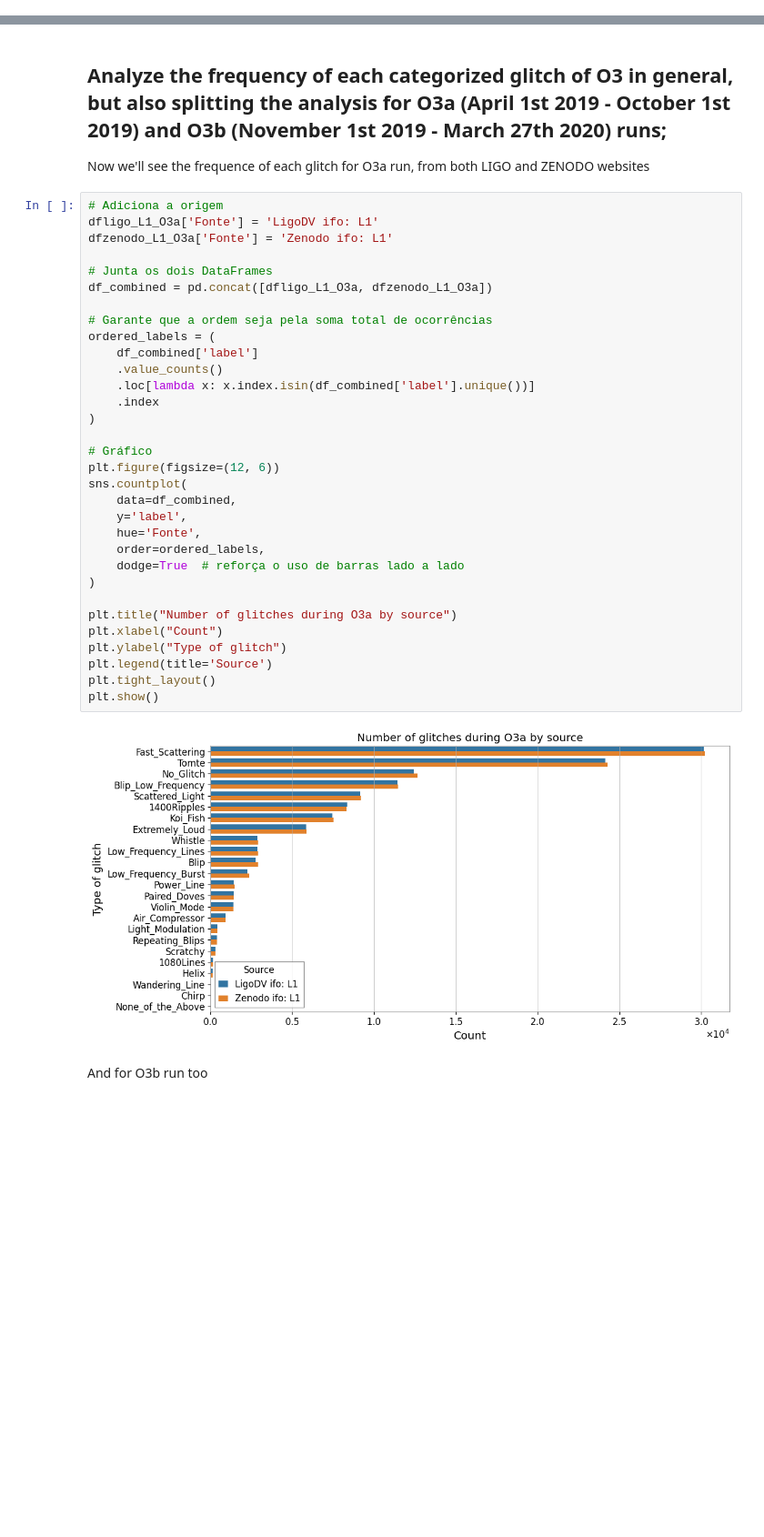
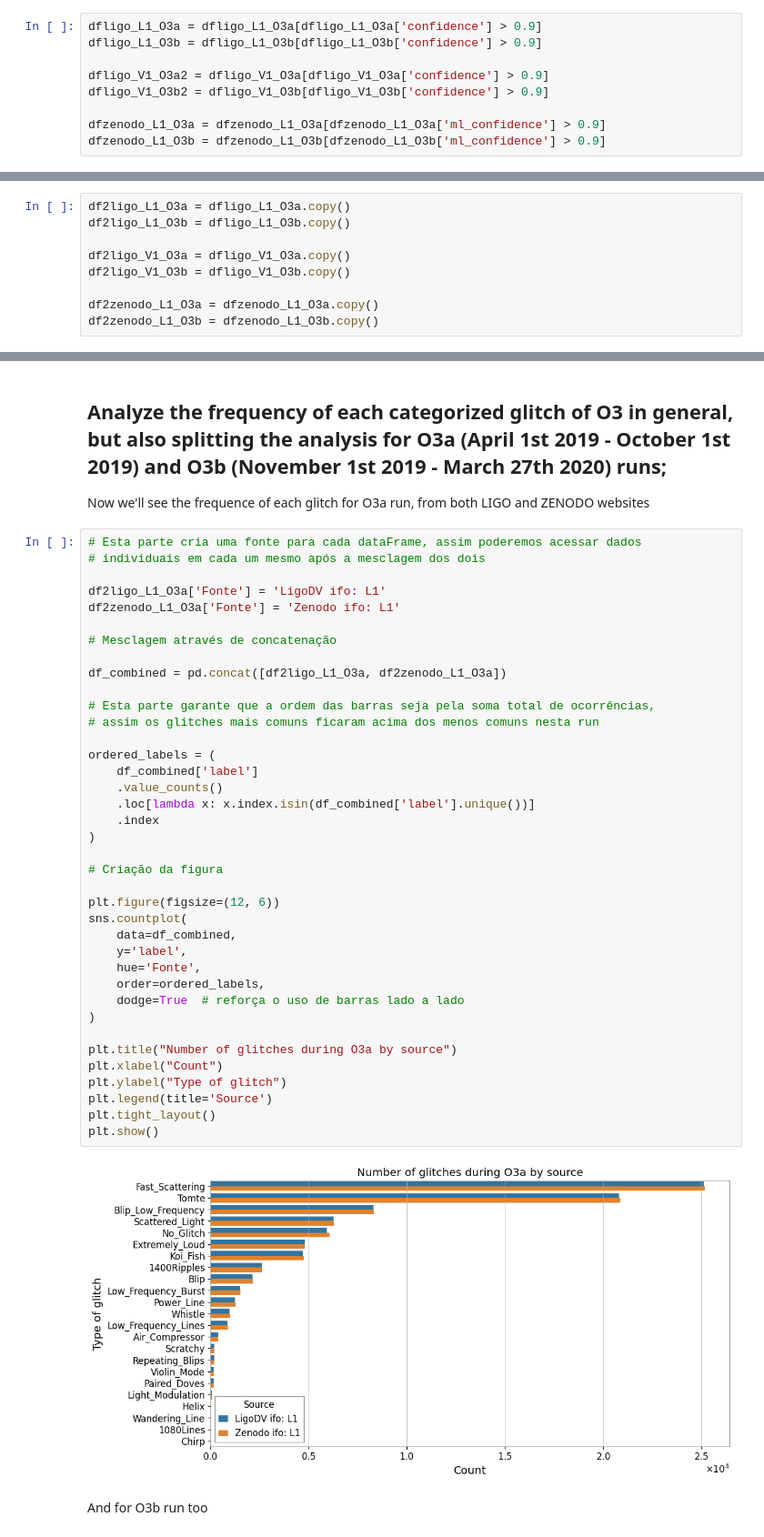
Before and after one commit to physerikc/gravitational-waves, a Jupyter notebook: glitch_study.ipynb, the cells around one changed output, grey strips where cells are left out. Shown at 91% size. Drawn from its saved outputs; the diff is of its cells as text; blank space fills up the shorter version.

```diff
--- a/glitch_study.ipynb
+++ b/glitch_study.ipynb
@@ -43,0 +73,9 @@ Index(['GPStime', 'peakFreq', 'snr', 'amplitude', 'centralFreq', 'duration',
+# %%
+dfligo_L1_O3a = dfligo_L1_O3a[dfligo_L1_O3a['confidence'] > 0.9]
+dfligo_L1_O3b = dfligo_L1_O3b[dfligo_L1_O3b['confidence'] > 0.9]
+
+dfligo_V1_O3a2 = dfligo_V1_O3a[dfligo_V1_O3a['confidence'] > 0.9]
+dfligo_V1_O3b2 = dfligo_V1_O3b[dfligo_V1_O3b['confidence'] > 0.9]
+
+dfzenodo_L1_O3a = dfzenodo_L1_O3a[dfzenodo_L1_O3a['ml_confidence'] > 0.9]
+dfzenodo_L1_O3b = dfzenodo_L1_O3b[dfzenodo_L1_O3b['ml_confidence'] > 0.9]
@@ -44 +84,10 @@ Index(['GPStime', 'peakFreq', 'snr', 'amplitude', 'centralFreq', 'duration',
+# %%
+df2ligo_L1_O3a = dfligo_L1_O3a.copy()
+df2ligo_L1_O3b = dfligo_L1_O3b.copy()
+
+df2ligo_V1_O3a = dfligo_V1_O3a.copy()
+df2ligo_V1_O3b = dfligo_V1_O3b.copy()
+
+df2zenodo_L1_O3a = dfzenodo_L1_O3a.copy()
+df2zenodo_L1_O3b = dfzenodo_L1_O3b.copy()
 # %% [markdown]
@@ -61,39 +110,45 @@ Each line is a single **Glitch**, and the columns represent its **parameters**
 
 Now we'll see the frequence of each glitch for O3a run, from both LIGO and ZENODO websites
 # %%
-# Adiciona a origem
-dfligo_L1_O3a['Fonte'] = 'LigoDV ifo: L1'
-dfzenodo_L1_O3a['Fonte'] = 'Zenodo ifo: L1'
+# Esta parte cria uma fonte para cada dataFrame, assim poderemos acessar dados
+# individuais em cada um mesmo após a mesclagem dos dois
 
-# Junta os dois DataFrames
-df_combined = pd.concat([dfligo_L1_O3a, dfzenodo_L1_O3a])
+df2ligo_L1_O3a['Fonte'] = 'LigoDV ifo: L1'
+df2zenodo_L1_O3a['Fonte'] = 'Zenodo ifo: L1'
 
-# Garante que a ordem seja pela soma total de ocorrências
+# Mesclagem através de concatenação
+
+df_combined = pd.concat([df2ligo_L1_O3a, df2zenodo_L1_O3a])
+
+# Esta parte garante que a ordem das barras seja pela soma total de ocorrências,
+# assim os glitches mais comuns ficaram acima dos menos comuns nesta run
+
 ordered_labels = (
     df_combined['label']
     .value_counts()
     .loc[lambda x: x.index.isin(df_combined['label'].unique())]
     .index
 )
 
-# Gráfico
+# Criação da figura
+
 plt.figure(figsize=(12, 6))
 sns.countplot(
     data=df_combined,
     y='label',
     hue='Fonte',
     order=ordered_labels,
     dodge=True  # reforça o uso de barras lado a lado
 )
 
 plt.title("Number of glitches during O3a by source")
 plt.xlabel("Count")
 plt.ylabel("Type of glitch")
 plt.legend(title='Source')
 plt.tight_layout()
 plt.show()
 # %% [output]
-[figure, old version]
+[figure, new version]
 # %% [markdown]
 And for O3b run too
 # %%
```
Also changed, not shown: parts of 13 cells of this notebook.
